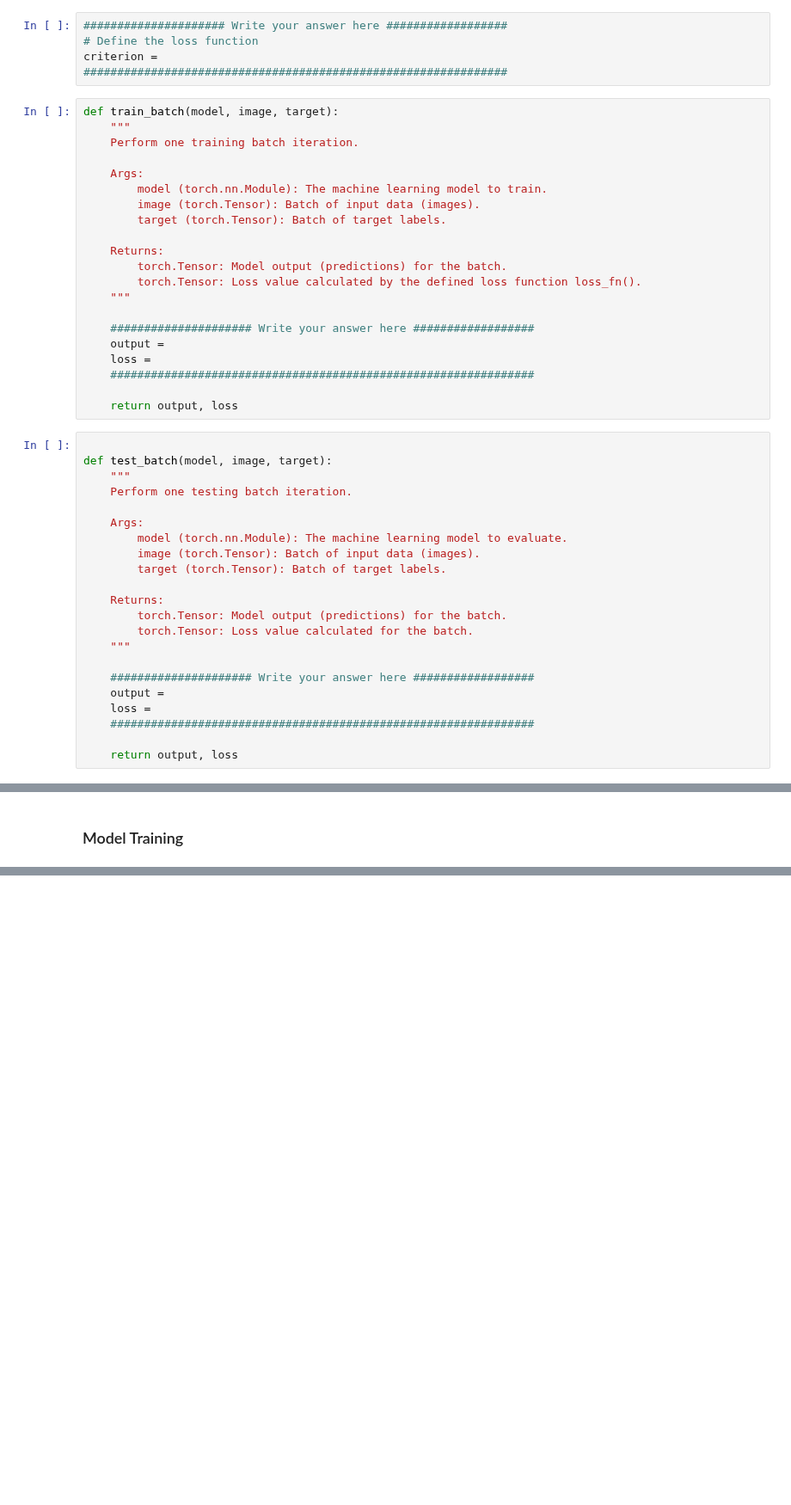
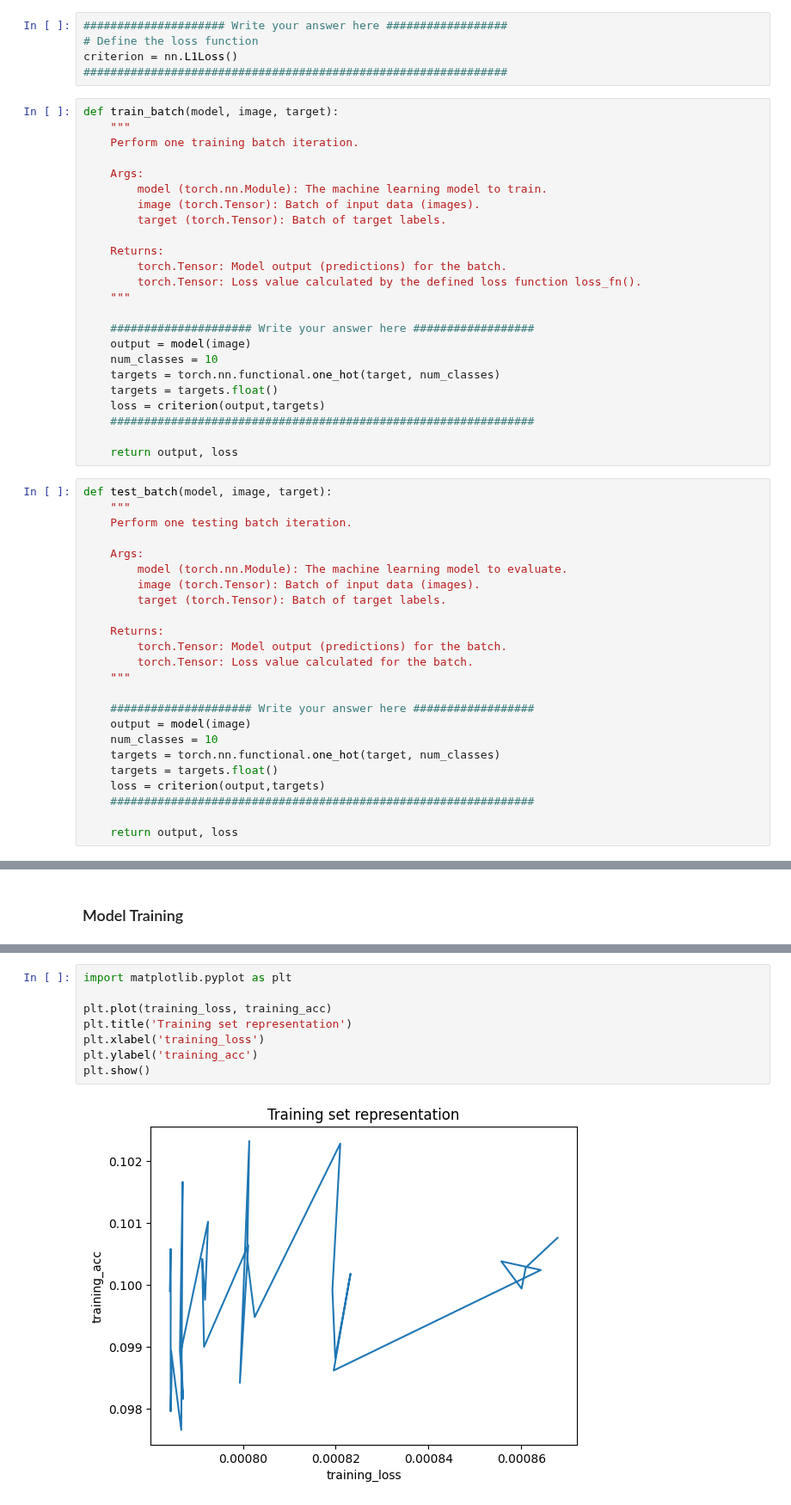
Before and after one commit to SustechSTA303/STA303-Assignment01, a Jupyter notebook: Assignment01.ipynb, the cells around one changed output, grey strips where cells are left out. Shown at 86% size. Drawn from its saved outputs; the diff is of its cells as text; blank space fills up the shorter version.

```diff
--- a/Assignment01.ipynb
+++ b/Assignment01.ipynb
@@ -114,7 +128,7 @@ Please denfine two function named ``train_batch`` and ``test_batch``. These func
 # %%
 ##################### Write your answer here ##################
 # Define the loss function
-criterion =
+criterion = nn.L1Loss()
 ###############################################################
 # %%
 def train_batch(model, image, target):
@@ -132,13 +146,15 @@ def train_batch(model, image, target):
     """
 
     ##################### Write your answer here ##################
-    output =
-    loss =
+    output = model(image)
+    num_classes = 10
+    targets = torch.nn.functional.one_hot(target, num_classes)
+    targets = targets.float()
+    loss = criterion(output,targets)
     ###############################################################
 
     return output, loss
 # %%
-
 def test_batch(model, image, target):
     """
     Perform one testing batch iteration.
@@ -154,8 +170,11 @@ def test_batch(model, image, target):
     """
 
     ##################### Write your answer here ##################
-    output =
-    loss =
+    output = model(image)
+    num_classes = 10
+    targets = torch.nn.functional.one_hot(target, num_classes)
+    targets = targets.float()
+    loss = criterion(output,targets)
     ###############################################################
 
     return output, loss
@@ -288,0 +319,10 @@ for i in range(len(class_names)):
+# %%
+import matplotlib.pyplot as plt
+
+plt.plot(training_loss, training_acc)
+plt.title('Training set representation')
+plt.xlabel('training_loss')
+plt.ylabel('training_acc')
+plt.show()
+# %% [output]
+[figure, added]
```
Also changed, not shown: parts of 54 cells of this notebook, 1 other file.
